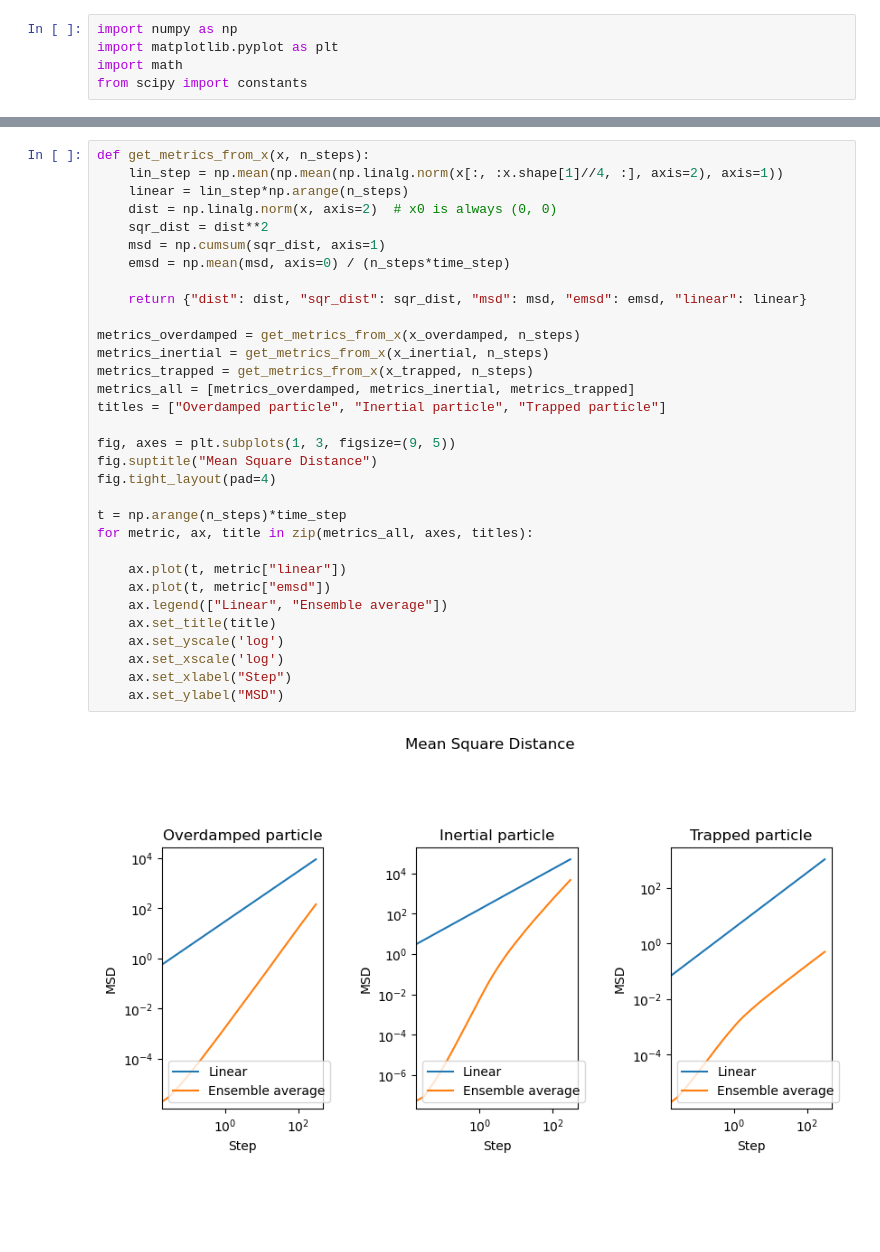
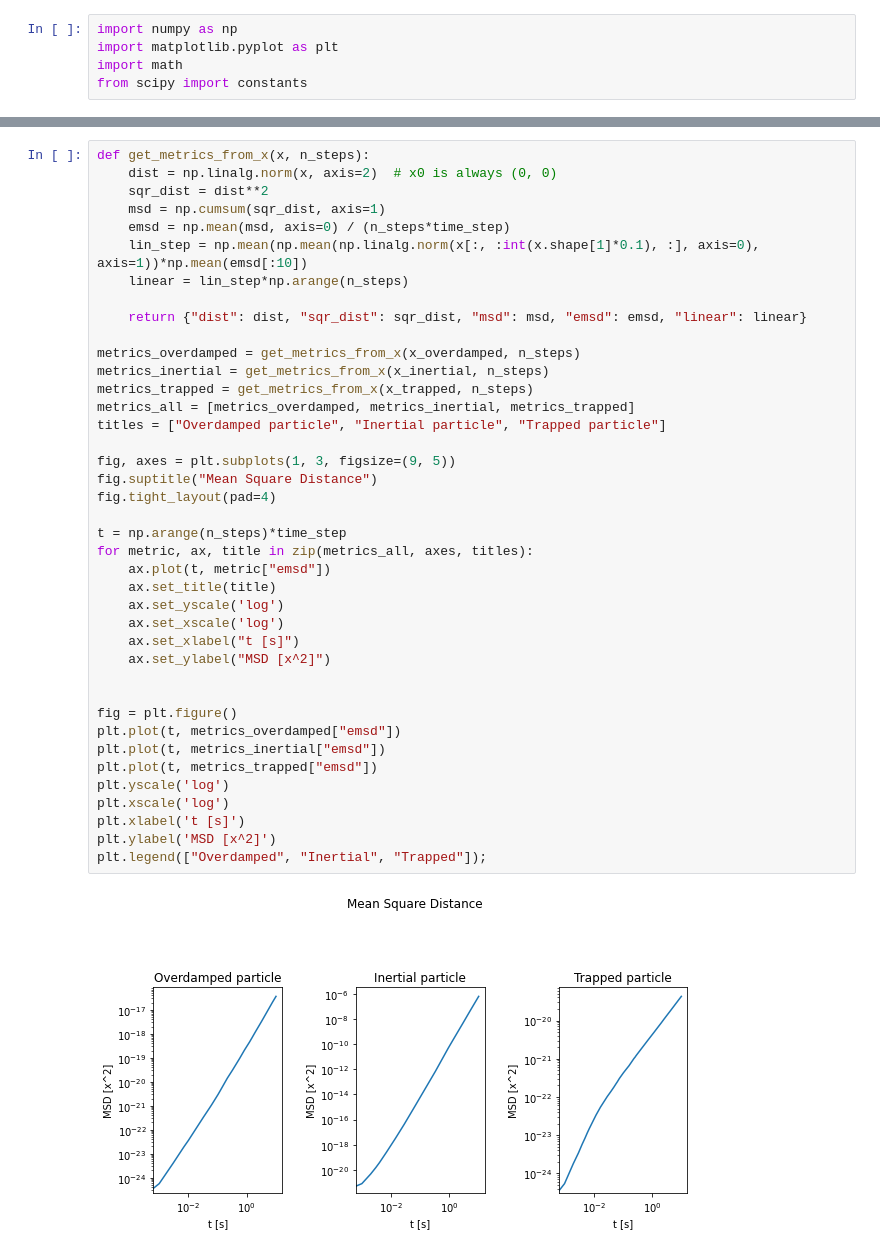
Before and after one commit to gasparyanartur/simulation-of-complex-systems-solutions, a Jupyter notebook: chapter-6/chapter-6.ipynb, the cells around one changed output, grey strips where cells are left out. Cells and saved outputs as stored; diff of their text form; blank space fills up the shorter version.

```diff
--- a/chapter-6/chapter-6.ipynb
+++ b/chapter-6/chapter-6.ipynb
@@ -62,34 +81,42 @@ for x, ax, title in zip(x_all, axes, titles):
 # %%
 def get_metrics_from_x(x, n_steps):
-    lin_step = np.mean(np.mean(np.linalg.norm(x[:, :x.shape[1]//4, :], axis=2), axis=1))
-    linear = lin_step*np.arange(n_steps)
     dist = np.linalg.norm(x, axis=2)  # x0 is always (0, 0)
     sqr_dist = dist**2
     msd = np.cumsum(sqr_dist, axis=1)
     emsd = np.mean(msd, axis=0) / (n_steps*time_step)
+    lin_step = np.mean(np.mean(np.linalg.norm(x[:, :int(x.shape[1]*0.1), :], axis=0), axis=1))*np.mean(emsd[:10])
+    linear = lin_step*np.arange(n_steps)
 
     return {"dist": dist, "sqr_dist": sqr_dist, "msd": msd, "emsd": emsd, "linear": linear}
 
 metrics_overdamped = get_metrics_from_x(x_overdamped, n_steps)
 metrics_inertial = get_metrics_from_x(x_inertial, n_steps)
 metrics_trapped = get_metrics_from_x(x_trapped, n_steps)
 metrics_all = [metrics_overdamped, metrics_inertial, metrics_trapped]
 titles = ["Overdamped particle", "Inertial particle", "Trapped particle"]
 
 fig, axes = plt.subplots(1, 3, figsize=(9, 5))
 fig.suptitle("Mean Square Distance")
 fig.tight_layout(pad=4)
 
 t = np.arange(n_steps)*time_step
 for metric, ax, title in zip(metrics_all, axes, titles):
-
-    ax.plot(t, metric["linear"])
     ax.plot(t, metric["emsd"])
-    ax.legend(["Linear", "Ensemble average"])
     ax.set_title(title)
     ax.set_yscale('log')
     ax.set_xscale('log')
-    ax.set_xlabel("Step")
-    ax.set_ylabel("MSD")
+    ax.set_xlabel("t [s]")
+    ax.set_ylabel("MSD [x^2]")
+
+
+fig = plt.figure()
+plt.plot(t, metrics_overdamped["emsd"])
+plt.plot(t, metrics_inertial["emsd"])
+plt.plot(t, metrics_trapped["emsd"])
+plt.yscale('log')
+plt.xscale('log')
+plt.xlabel('t [s]')
+plt.ylabel('MSD [x^2]')
+plt.legend(["Overdamped", "Inertial", "Trapped"]);
 # %% [output]
-[figure, old version]
+[figure, new version]
```
Also changed, not shown: parts of 2 cells of this notebook.
